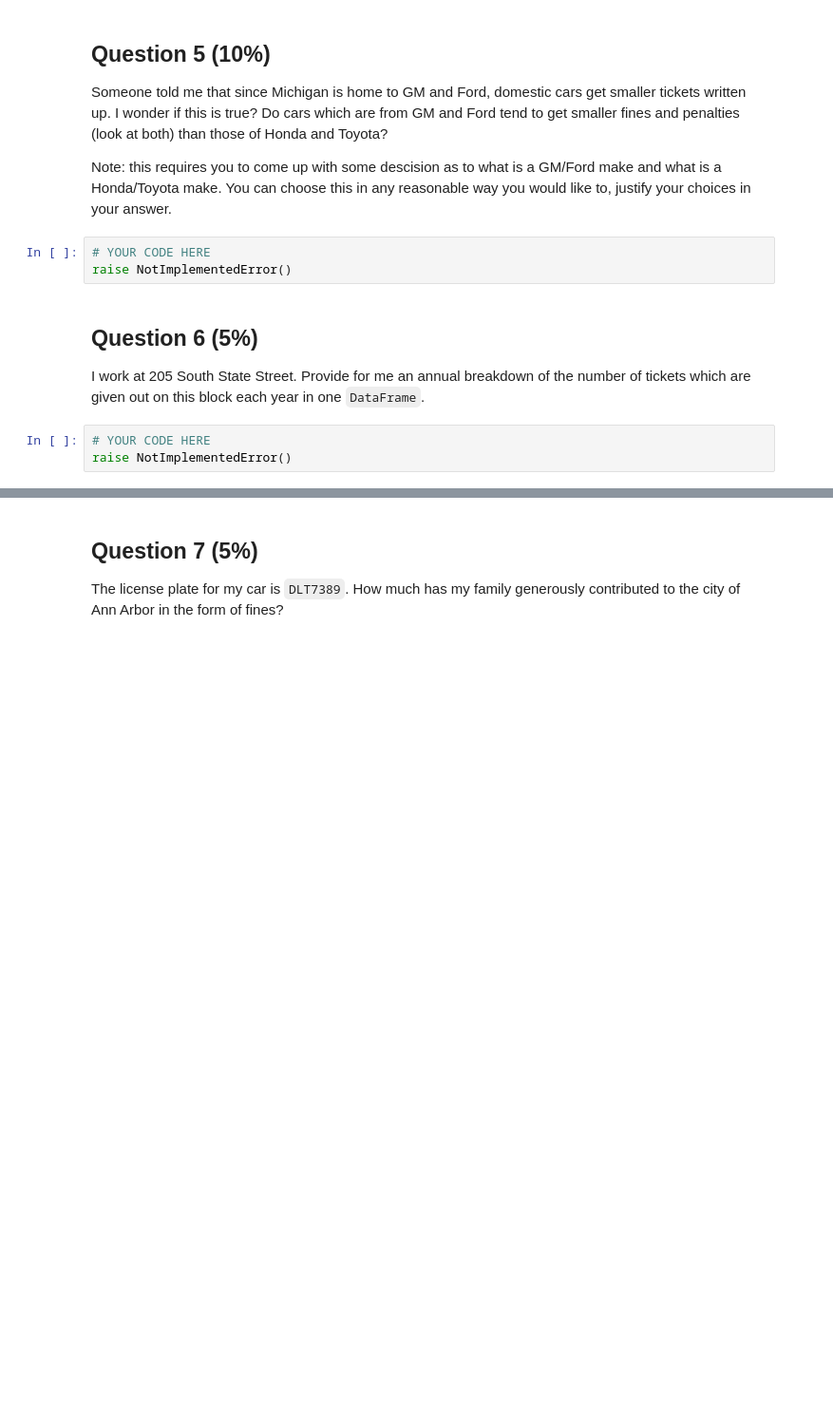
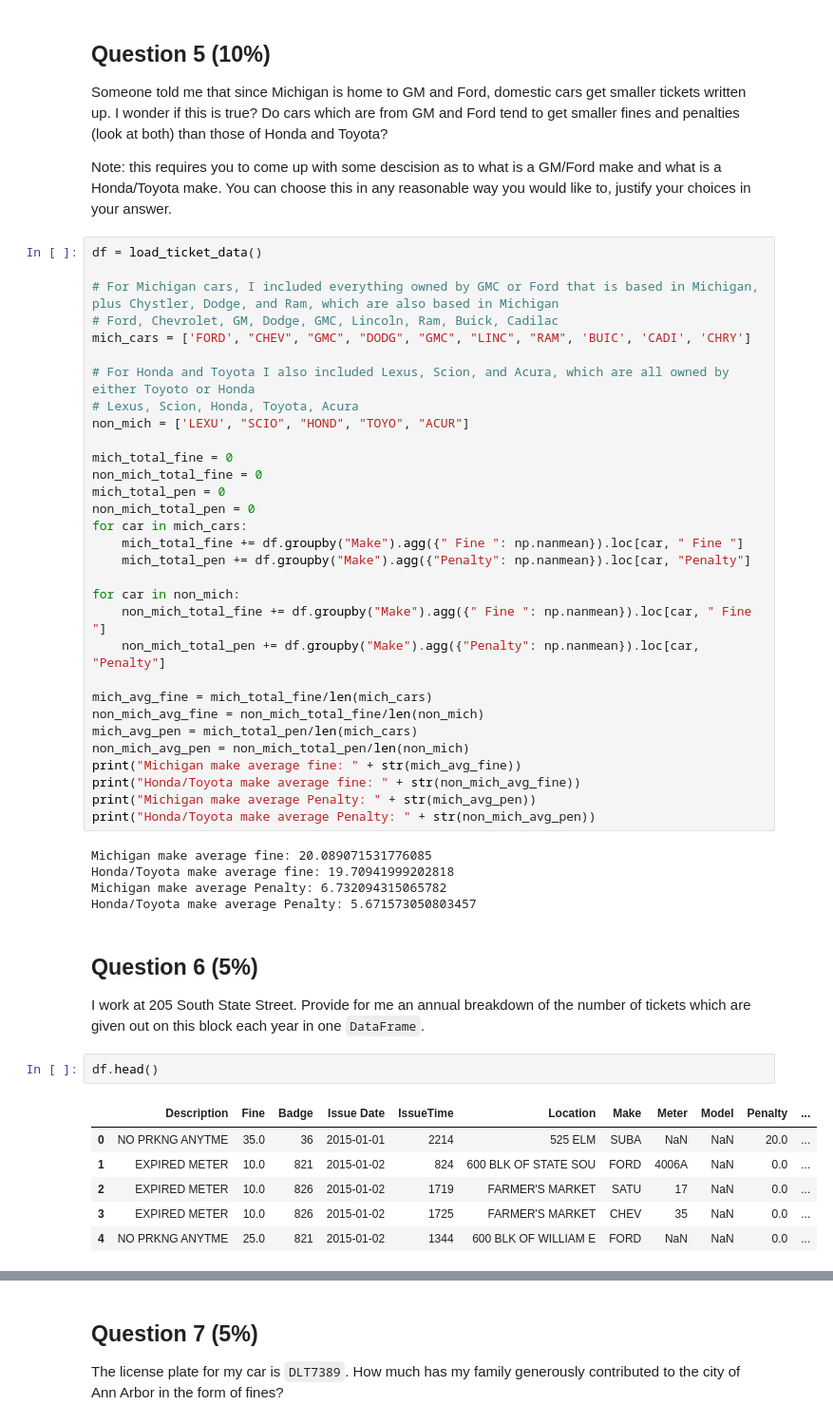
Before and after one commit to ierven/330assignment5, a Jupyter notebook: assignment5.ipynb, the cells around one changed output, grey strips where cells are left out. Shown at 95% size. Cells and saved outputs as stored; diff of their text form; blank space fills up the shorter version.

```diff
--- a/assignment5.ipynb
+++ b/assignment5.ipynb
@@ -39,12 +115,51 @@ raise NotImplementedError()
 Someone told me that since Michigan is home to GM and Ford, domestic cars get smaller tickets written up. I wonder if this is true? Do cars which are from GM and Ford tend to get smaller fines and penalties (look at both) than those of Honda and Toyota?
 
 Note: this requires you to come up with some descision as to what is a GM/Ford make and what is a Honda/Toyota make. You can choose this in any reasonable way you would like to, justify your choices in your answer.
-# %%
-# YOUR CODE HERE
-raise NotImplementedError()
+# %%
+df = load_ticket_data()
+
+# For Michigan cars, I included everything owned by GMC or Ford that is based in Michigan, plus Chystler, Dodge, and Ram, which are also based in Michigan
+# Ford, Chevrolet, GM, Dodge, GMC, Lincoln, Ram, Buick, Cadilac
+mich_cars = ['FORD', "CHEV", "GMC", "DODG", "GMC", "LINC", "RAM", 'BUIC', 'CADI', 'CHRY']
+
+# For Honda and Toyota I also included Lexus, Scion, and Acura, which are all owned by either Toyoto or Honda
+# Lexus, Scion, Honda, Toyota, Acura
+non_mich = ['LEXU', "SCIO", "HOND", "TOYO", "ACUR"]
+
+mich_total_fine = 0
+non_mich_total_fine = 0
+mich_total_pen = 0
+non_mich_total_pen = 0
+for car in mich_cars:
+    mich_total_fine += df.groupby("Make").agg({" Fine ": np.nanmean}).loc[car, " Fine "]
+    mich_total_pen += df.groupby("Make").agg({"Penalty": np.nanmean}).loc[car, "Penalty"]
+
+for car in non_mich:
+    non_mich_total_fine += df.groupby("Make").agg({" Fine ": np.nanmean}).loc[car, " Fine "]
+    non_mich_total_pen += df.groupby("Make").agg({"Penalty": np.nanmean}).loc[car, "Penalty"]
+
+mich_avg_fine = mich_total_fine/len(mich_cars)
+non_mich_avg_fine = non_mich_total_fine/len(non_mich)
+mich_avg_pen = mich_total_pen/len(mich_cars)
+non_mich_avg_pen = non_mich_total_pen/len(non_mich)
+print("Michigan make average fine: " + str(mich_avg_fine))
+print("Honda/Toyota make average fine: " + str(non_mich_avg_fine))
+print("Michigan make average Penalty: " + str(mich_avg_pen))
+print("Honda/Toyota make average Penalty: " + str(non_mich_avg_pen))
+# %% [output]
+Michigan make average fine: 20.089071531776085
+Honda/Toyota make average fine: 19.70941999202818
+Michigan make average Penalty: 6.732094315065782
+Honda/Toyota make average Penalty: 5.671573050803457
 # %% [markdown]
 ## Question 6 (5%)
 I work at 205 South State Street. Provide for me an annual breakdown of the number of tickets which are given out on this block each year in one `DataFrame`.
-# %%
-# YOUR CODE HERE
-raise NotImplementedError()
+# %%
+df.head()
+# %% [output]
+|  | Description | Fine | Badge | Issue Date | IssueTime | Location | Make | Meter | Model | Penalty | ... |
+| 0 | NO PRKNG ANYTME | 35.0 | 36 | 2015-01-01 | 2214 | 525 ELM | SUBA | NaN | NaN | 20.0 | ... |
+| 1 | EXPIRED METER | 10.0 | 821 | 2015-01-02 | 824 | 600 BLK OF STATE SOU | FORD | 4006A | NaN | 0.0 | ... |
+| 2 | EXPIRED METER | 10.0 | 826 | 2015-01-02 | 1719 | FARMER'S MARKET | SATU | 17 | NaN | 0.0 | ... |
+| 3 | EXPIRED METER | 10.0 | 826 | 2015-01-02 | 1725 | FARMER'S MARKET | CHEV | 35 | NaN | 0.0 | ... |
+| 4 | NO PRKNG ANYTME | 25.0 | 821 | 2015-01-02 | 1344 | 600 BLK OF WILLIAM E | FORD | NaN | NaN | 0.0 | ... |
```
Also changed, not shown: parts of 25 cells of this notebook, 6 other files.
